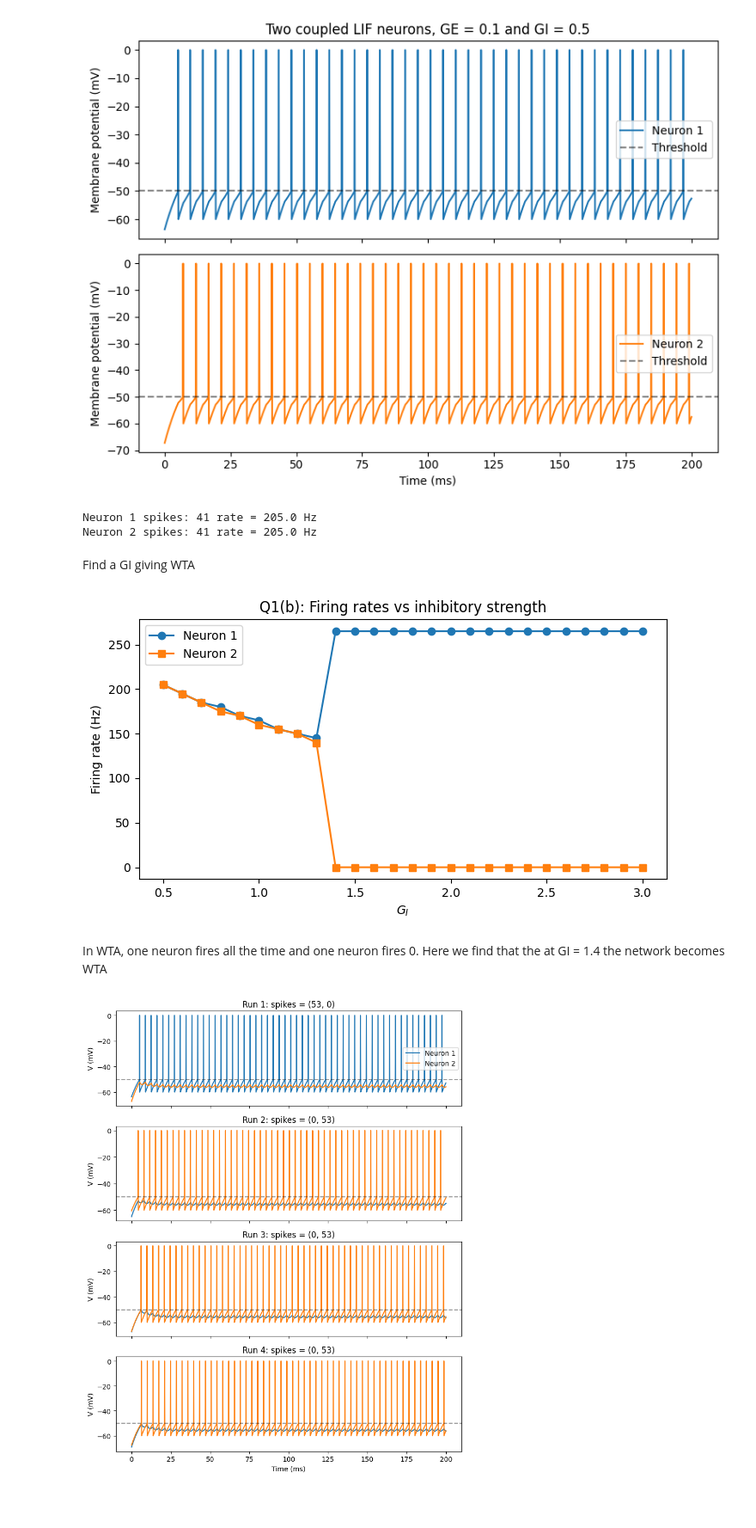
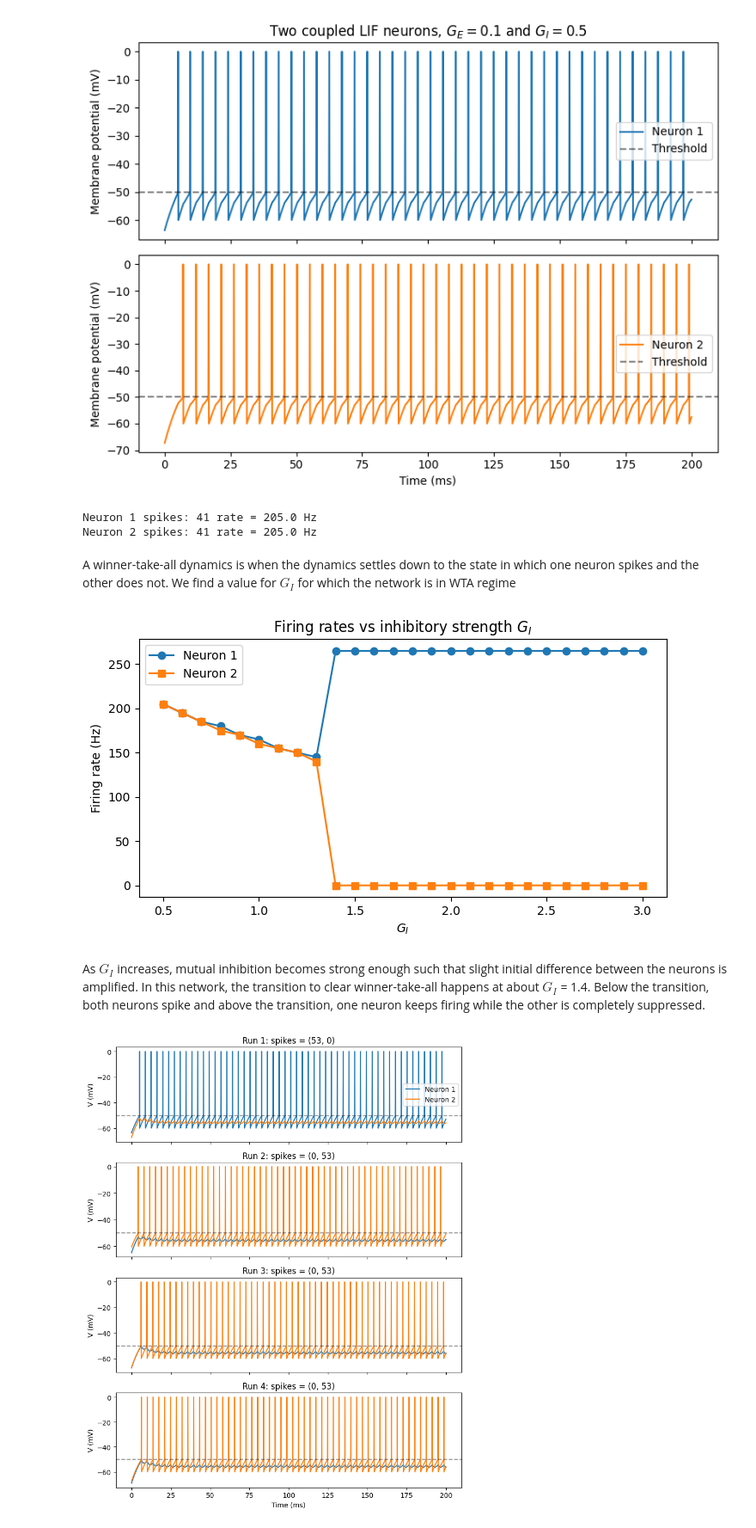
Before and after one commit to subin6092/Computational-neuroscience, a Jupyter notebook: project 3.1.ipynb, the cells around one changed output. Shown at 86% size. Cells and saved outputs as stored; diff of their text form; code cells hidden in the pictures; blank space fills up the shorter version.

```diff
--- a/project 3.1.ipynb
+++ b/project 3.1.ipynb
@@ -81,7 +81,7 @@ fig, axes = plt.subplots(2, 1, figsize=(8, 6), sharex=True)
 axes[0].plot(t, V[0], label='Neuron 1', color='C0')
 axes[0].axhline(Vth, ls='--', c='k', alpha=0.5, label='Threshold')
 axes[0].set_ylabel('Membrane potential (mV)')
-axes[0].set_title('Two coupled LIF neurons, GE = 0.1 and GI = 0.5')
+axes[0].set_title(r'Two coupled LIF neurons, $G_E = 0.1$ and $G_I = 0.5$')
 axes[0].legend()
 
 # Bottom plot: Neuron 2
@@ -97,34 +97,34 @@ plt.show()
 print("Neuron 1 spikes:", len(spikes[0]), "rate =", firing_rate(spikes[0]), "Hz")
 print("Neuron 2 spikes:", len(spikes[1]), "rate =", firing_rate(spikes[1]), "Hz")
 # %% [output]
-[figure, old version]
+[figure, new version]
 Neuron 1 spikes: 41 rate = 205.0 Hz
 Neuron 2 spikes: 41 rate = 205.0 Hz
 # %% [markdown]
-Find a GI giving WTA
+A winner-take-all dynamics is when the dynamics settles down to the state in which one neuron spikes and the other does not. We find a value for $G_I$ for which the network is in WTA regime
 # %%
 GI_values = np.arange(0.5, 3.01, 0.1)
 
 rates1 = []
 rates2 = []
 
 # fixed seed so initial condition is consistent across GI
 for GI in GI_values:
     t, V, gE, gI, spikes = simulate_two_neurons(I1=40, I2=40, GE=0.1, GI=GI, seed=0)
     rates1.append(firing_rate(spikes[0]))
     rates2.append(firing_rate(spikes[1]))
 
 plt.figure(figsize=(7,4))
 plt.plot(GI_values, rates1, 'o-', label='Neuron 1')
 plt.plot(GI_values, rates2, 's-', label='Neuron 2')
 plt.xlabel(r'$G_I$')
 plt.ylabel('Firing rate (Hz)')
-plt.title('Q1(b): Firing rates vs inhibitory strength')
+plt.title('Firing rates vs inhibitory strength $G_I$')
 plt.legend()
 plt.tight_layout()
 plt.show()
 # %% [output]
-[figure, old version]
+[figure, new version]
 # %% [markdown]
-In WTA, one neuron fires all the time and one neuron fires 0. Here we find that the at GI = 1.4 the network becomes WTA
+As $G_I$ increases, mutual inhibition becomes strong enough such that slight initial difference between the neurons is amplified. In this network, the transition to clear winner-take-all happens at about $G_I$ = 1.4. Below the transition, both neurons spike and above the transition, one neuron keeps firing while the other is completely suppressed.
 # %%
```
Also changed, not shown: parts of 1 cell of this notebook.
